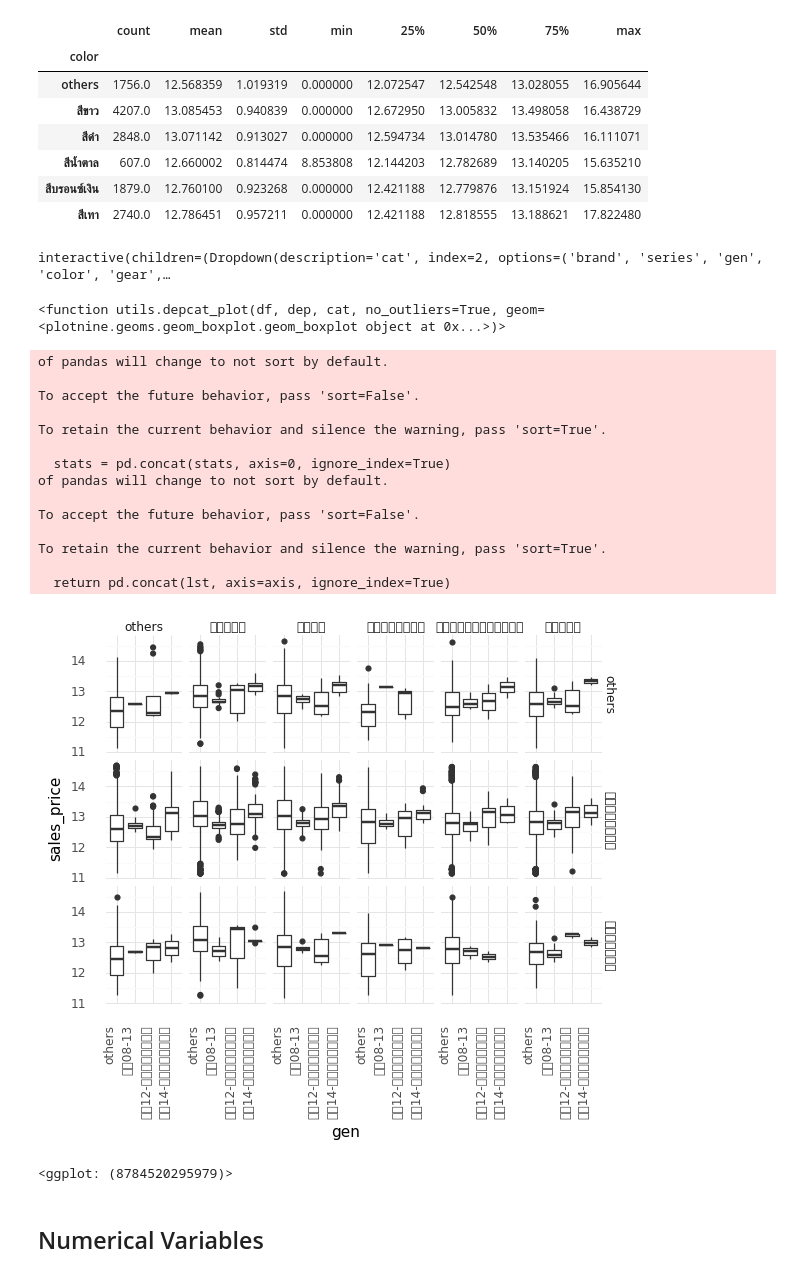
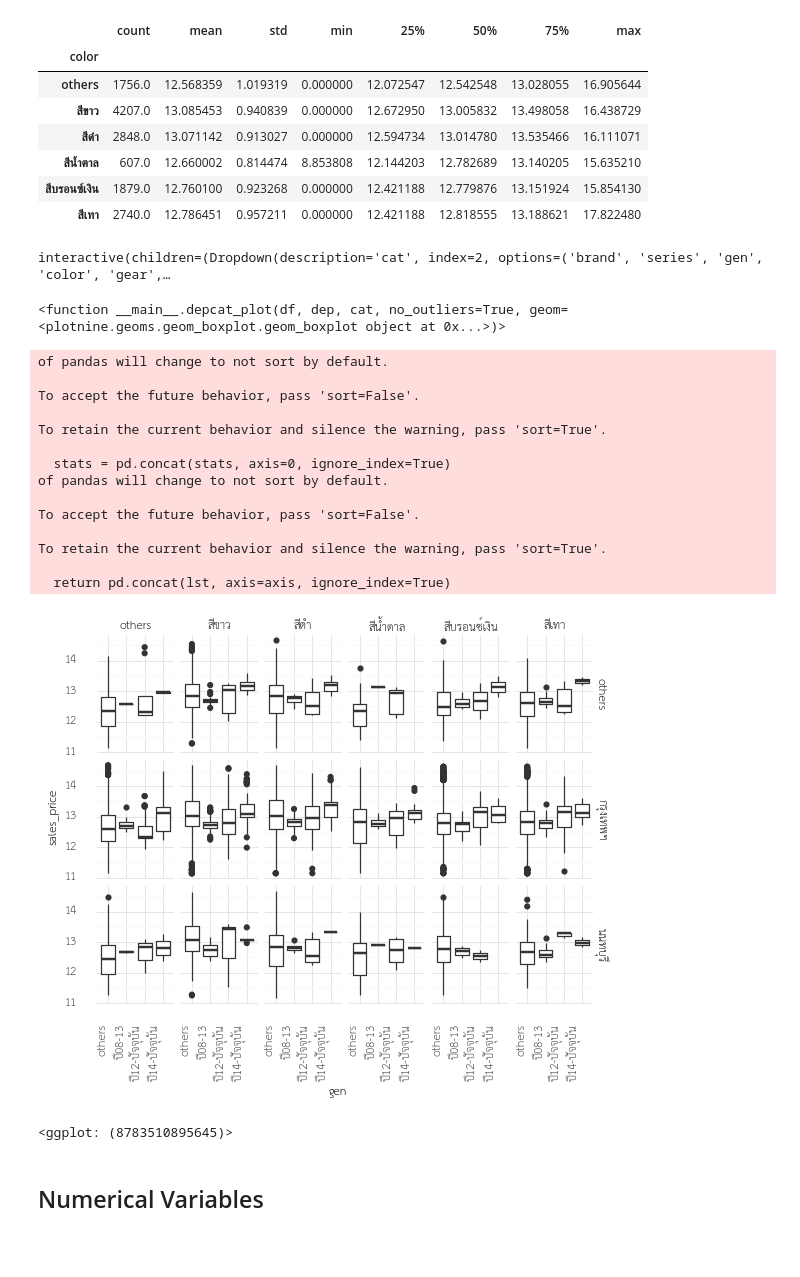
Before and after one commit to cstorm125/viztech, a Jupyter notebook: explore.ipynb, the cells around one changed output. Saved outputs shown, nothing was run; the diff lists cells and outputs as text; code cells hidden in the pictures; blank space fills up the shorter version.

Commit message:
add thai text

```diff
--- a/explore.ipynb
+++ b/explore.ipynb
@@ -71,5 +74,5 @@ g
 # %%
-df.drop(missing[missing.over90==1].col_name,1,inplace=True)
+df.drop(missing[missing.over90==True].col_name,1,inplace=True)
 df.head()
 # %% [output]
 |  | id | brand | series | model | gen | year | color | gear | sales_price | market_price | ... |
@@ -153,38 +156,38 @@ def depcat_plot(df,col):
 # %%
-interact(utils.depcat_plot,
+interact(depcat_plot,
          df=fixed(cat_df),
          dep=fixed('sales_price'),
          geom=fixed(geom_boxplot()), #geom_violin, geom_jitter
          cat= widgets.Dropdown(options=list(cat_df.columns)[:-1],value='gen'))
 # %% [output]
 interactive(children=(Dropdown(description='cat', index=2, options=('brand', 'series', 'gen', 'color', 'gear',…
-<function utils.depcat_plot(df, dep, cat, no_outliers=True, geom=<plotnine.geoms.geom_boxplot.geom_boxplot object at 0x...>)>
+<function __main__.depcat_plot(df, dep, cat, no_outliers=True, geom=<plotnine.geoms.geom_boxplot.geom_boxplot object at 0x...>)>
 # %%
 #getting fancy; not necessarily the best idea
 new_df = utils.remove_outliers(cat_df,'sales_price')
 g = (ggplot(new_df, aes(x='gen',y='sales_price')) +
      geom_boxplot() + theme_minimal() +
      facet_grid('contact_location~color') +
      theme(axis_text_x = element_text(angle = 90, hjust = 1))
-    )
+    ) + utils.thai_text(8)
 g
 # %% [output]
 of pandas will change to not sort by default.
 
 To accept the future behavior, pass 'sort=False'.
 
 To retain the current behavior and silence the warning, pass 'sort=True'.
 
   stats = pd.concat(stats, axis=0, ignore_index=True)
 of pandas will change to not sort by default.
 
 To accept the future behavior, pass 'sort=False'.
 
 To retain the current behavior and silence the warning, pass 'sort=True'.
 
   return pd.concat(lst, axis=axis, ignore_index=True)
-[figure, old version]
+[figure, new version]
-<ggplot: (8784520295979)>
+<ggplot: (8783510895645)>
 # %% [markdown]
 ## Numerical Variables
 # %%
```
Also changed, not shown: parts of 21 cells of this notebook, 2 other files.
